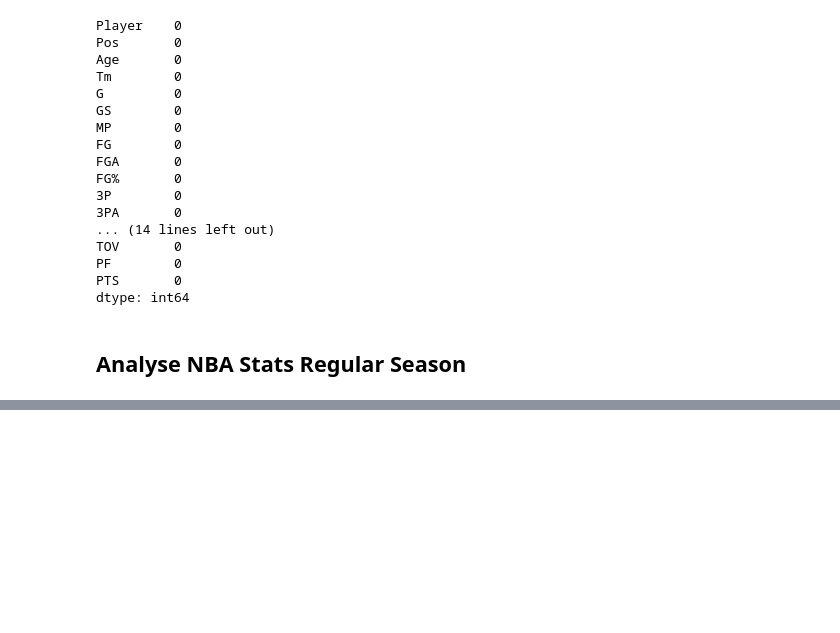
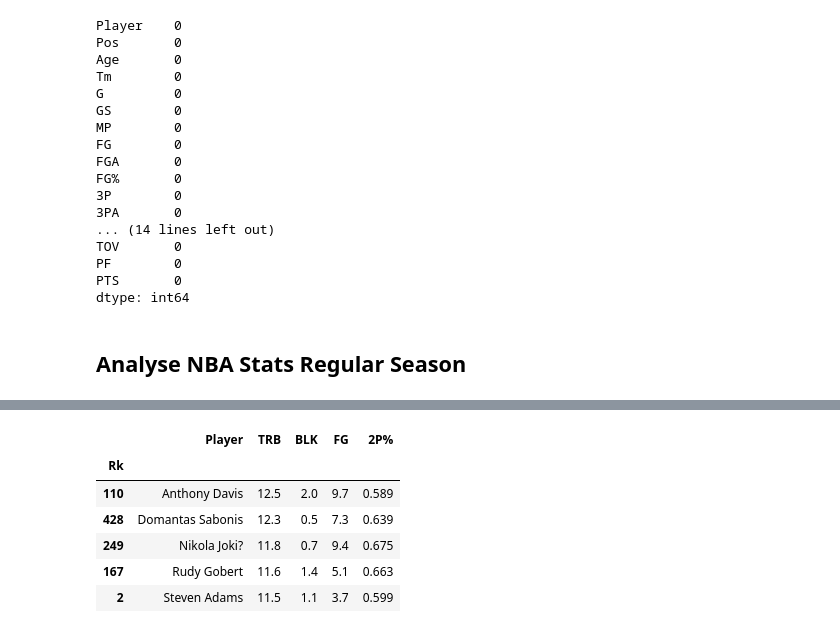
Before and after one commit to Pedrohnd77/data-import-and-cleaning, a Jupyter notebook: code/notebook_eda.ipynb, the cells around one changed output, grey strips where cells are left out. Cells and saved outputs as stored; diff of their text form; code cells hidden in the pictures; blank space fills up the shorter version.

```diff
--- a/code/notebook_eda.ipynb
+++ b/code/notebook_eda.ipynb
@@ -284,0 +327,10 @@ a = df_stats_regular['Pos'].unique()
+# %%
+df_stats_regular_c_sorted.head(5)
+# %% [output]
+|  | Player | TRB | BLK | FG | 2P% |
+| Rk |  |  |  |  |  |
+| 110 | Anthony Davis | 12.5 | 2.0 | 9.7 | 0.589 |
+| 428 | Domantas Sabonis | 12.3 | 0.5 | 7.3 | 0.639 |
+| 249 | Nikola Joki? | 11.8 | 0.7 | 9.4 | 0.675 |
+| 167 | Rudy Gobert | 11.6 | 1.4 | 5.1 | 0.663 |
+| 2 | Steven Adams | 11.5 | 1.1 | 3.7 | 0.599 |
```
Also changed, not shown: parts of 9 cells of this notebook, 1 other file.
